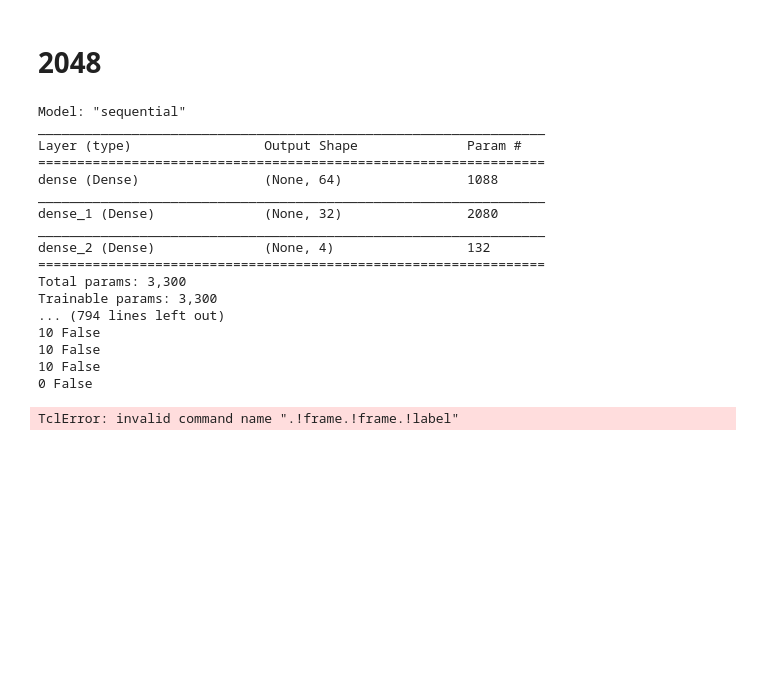
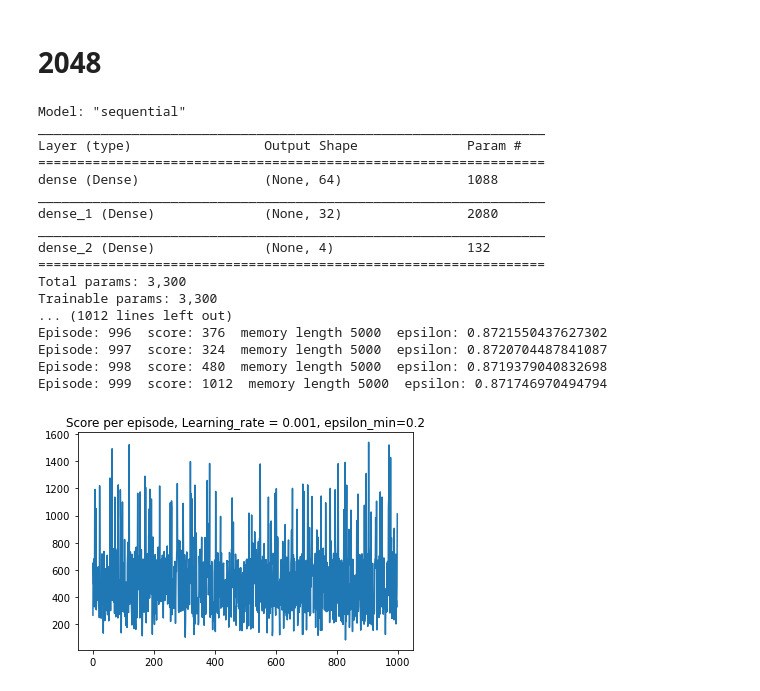
Before and after one commit to K-MinHyuk/2048_reinforcement, a Jupyter notebook: 2048.ipynb, the cells around one changed output. Saved outputs shown, nothing was run; the diff lists cells and outputs as text; code cells hidden in the pictures; blank space fills up the shorter version.

```diff
--- a/2048.ipynb
+++ b/2048.ipynb
@@ -82,7 +82,6 @@ class Env(tk.Tk):
     def reset(self):
         self.game.reset()
         self.init_matrix()
-        self.render()
         return self.game.getBord().reshape(-1, 1)
 
     def get_state(self):
@@ -106,10 +105,11 @@ class Env(tk.Tk):
         if done:
             self.grid_cells[1][1].configure(text="You", bg=self.BACKGROUND_COLOR_CELL_EMPTY)
             self.grid_cells[1][2].configure(text="Lose!", bg=self.BACKGROUND_COLOR_CELL_EMPTY)
-            self.update()
             reward = self.game.getScore()
-            time.sleep(1.5)
         return next_state, reward, done
+
+    def close(self):
+        self.destroy()
 
 
 
@@ -264,16 +264,16 @@ class DQNAgent:
         self.load_model = pretrain
         self.render = True
         self.discount_factor = 0.99
-        self.learning_rate = 0.001
+        self.learning_rate = 0.01
 
         self.epsilon = 1.0
-        self.epsilon_decay = 0.999999
-        self.epsilon_min = 0.01
+        self.epsilon_decay = 0.99999
+        self.epsilon_min = 0.2
 
         self.batch_size = 128
         self.train_start = 1000
 
-        self.queueLenMax = 5000
+        self.queueLenMax = 3000
         self.memory = deque(maxlen=self.queueLenMax)
 
         self.perfWindowSize = 10
@@ -360,48 +360,49 @@ if __name__ == '__main__':
 
 
     s = []
-    for i_episode in range(500):
+    for i_episode in range(1000):
         state = env.reset()
         score = 0
         while True:
-            env.render()
+            if i_episode > 990:
+                env.render()
             action = agent.get_action(state)
             next_state, reward, done = env.step(action)
             agent.append_sample(state, action, reward, next_state, done)
             state = next_state
-            score += reward
             if (agent.load_model is False) and (len(agent.memory) >= agent.train_start):
                 agent.train_model()
 
             if done:
-                s.append(score)
-                print('Episode:', i_episode, ' score:', score, ' memory length', len(agent.memory), ' epsilon:', agent.epsilon)
+                s.append(reward)
+                print('Episode:', i_episode, ' score:', reward, ' memory length', len(agent.memory), ' epsilon:', agent.epsilon)
                 if agent.load_model is False:
                     agent.update_target_model()
-                    if score > maxScore:
-                        maxScore = score
+                    if reward > maxScore:
+                        maxScore = reward
                         agent.model.save_weights('save_model/2048.h5')
                 break
     plt.plot(s)
-    plt.title('score per episode, rl = 0.001, epsilon_min=0.5')
+    plt.title('Score per episode, Learning_rate = {}, epsilon_min={}'.format(agent.learning_rate, agent.epsilon_min))
+    plt.savefig('save_plt/Learning_rate={},epsilon_min={},Discount_factor={},episod={}.png'.format(agent.learning_rate, agent.epsilon_min, agent.discount_factor, i_episode+1), dpi=300, facecolor='w')
     plt.show()
     env.close()
 # %% [output]
 Model: "sequential"
 _________________________________________________________________
 Layer (type)                 Output Shape              Param #
 =================================================================
 dense (Dense)                (None, 64)                1088
 _________________________________________________________________
 dense_1 (Dense)              (None, 32)                2080
 _________________________________________________________________
 dense_2 (Dense)              (None, 4)                 132
 =================================================================
 Total params: 3,300
 Trainable params: 3,300
-... (794 lines left out)
-10 False
-10 False
-10 False
-0 False
+... (1012 lines left out)
+Episode: 996  score: 376  memory length 5000  epsilon: 0.8721550437627302
+Episode: 997  score: 324  memory length 5000  epsilon: 0.8720704487841087
+Episode: 998  score: 480  memory length 5000  epsilon: 0.8719379040832698
+Episode: 999  score: 1012  memory length 5000  epsilon: 0.871746970494794
-TclError: invalid command name ".!frame.!frame.!label"
+[figure, added]
```
Also changed, not shown: 4 other files.
